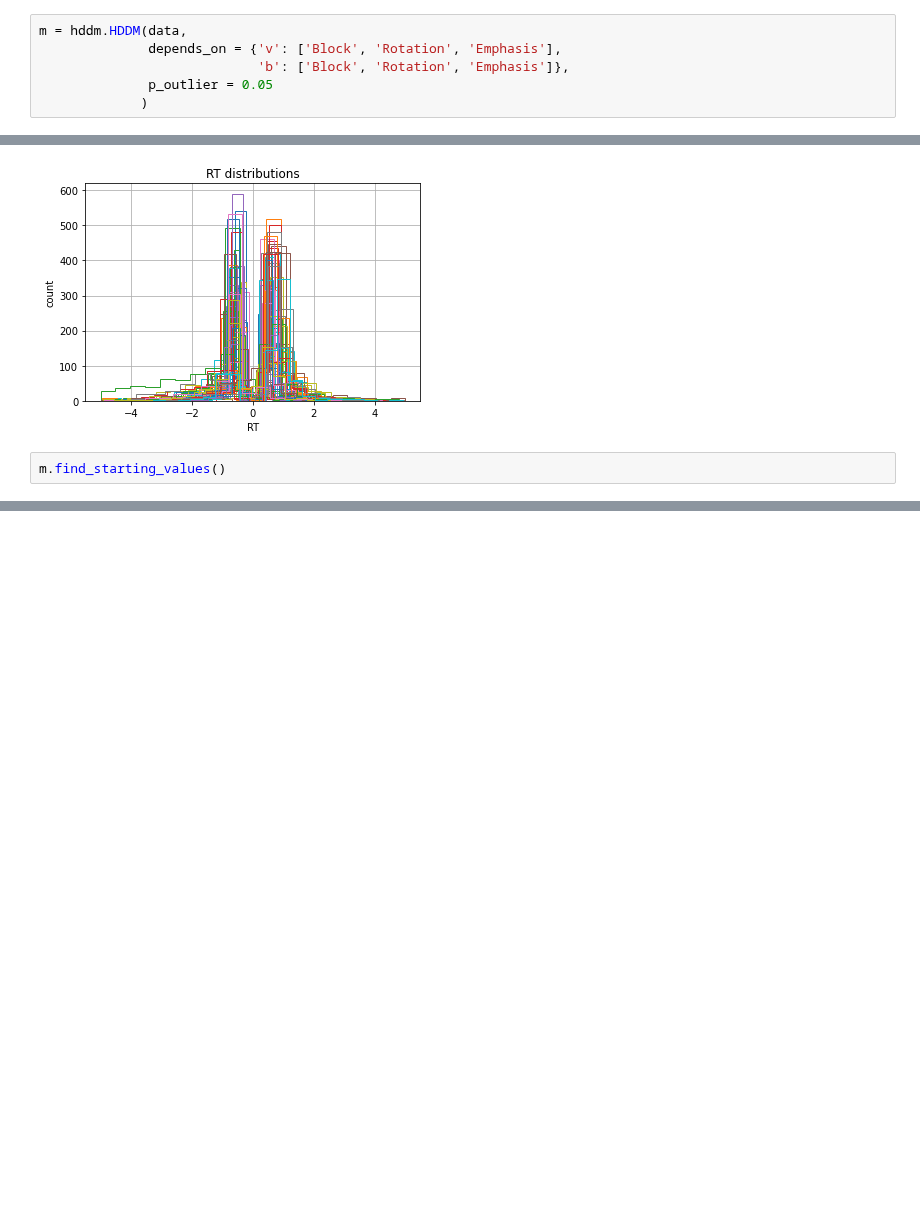
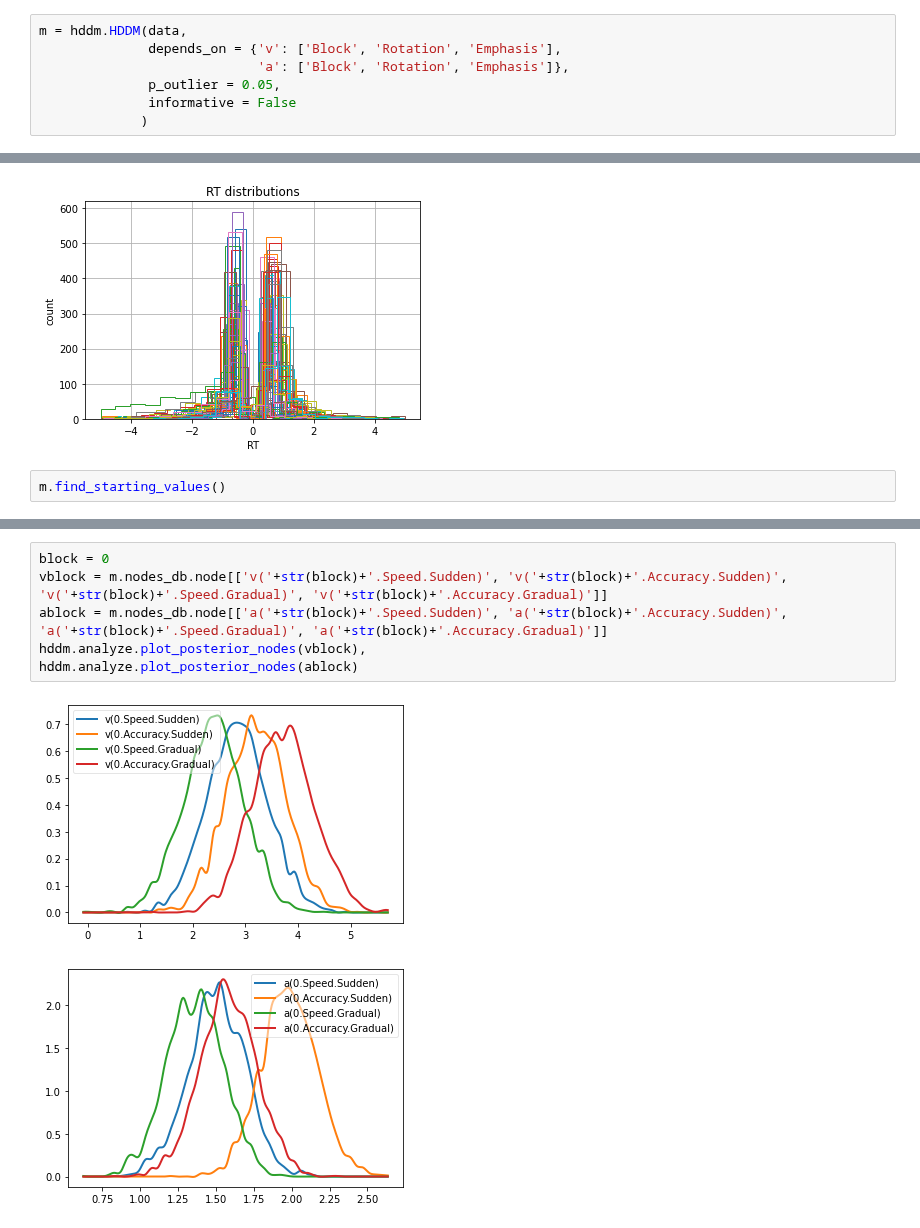
Before and after one commit to tejas-savalia/Lab-Codes, a Jupyter notebook: Psychtoolbox/Visuomotor_Adaptation_Tablet/python_scripts/HDDM.ipynb, the cells around one changed output, grey strips where cells are left out. Cells and saved outputs as stored; diff of their text form; blank space fills up the shorter version.

Commit message:
HDDM fits with noninformative priors on feedback and w/o feedback exp

```diff
--- a/Psychtoolbox/Visuomotor_Adaptation_Tablet/python_scripts/HDDM.ipynb
+++ b/Psychtoolbox/Visuomotor_Adaptation_Tablet/python_scripts/HDDM.ipynb
@@ -30,8 +14,9 @@ data = data.rename(columns={'Participant_Id':'subj_idx', 'ITs':'rt'})
 # %%
 m = hddm.HDDM(data,
               depends_on = {'v': ['Block', 'Rotation', 'Emphasis'],
-                            'b': ['Block', 'Rotation', 'Emphasis']},
-              p_outlier = 0.05
+                            'a': ['Block', 'Rotation', 'Emphasis']},
+              p_outlier = 0.05,
+              informative = False
              )
 # %%
 data1 = hddm.utils.flip_errors(data[data['rt'] < 5])
@@ -67,0 +59,9 @@ TypeError: 'NoneType' object is not subscriptable
+# %%
+block = 0
+vblock = m.nodes_db.node[['v('+str(block)+'.Speed.Sudden)', 'v('+str(block)+'.Accuracy.Sudden)', 'v('+str(block)+'.Speed.Gradual)', 'v('+str(block)+'.Accuracy.Gradual)']]
+ablock = m.nodes_db.node[['a('+str(block)+'.Speed.Sudden)', 'a('+str(block)+'.Accuracy.Sudden)', 'a('+str(block)+'.Speed.Gradual)', 'a('+str(block)+'.Accuracy.Gradual)']]
+hddm.analyze.plot_posterior_nodes(vblock),
+hddm.analyze.plot_posterior_nodes(ablock)
+# %% [output]
+[figure, added]
+[figure, added]
```
Also changed, not shown: parts of 4 cells of this notebook, 6 other files.
